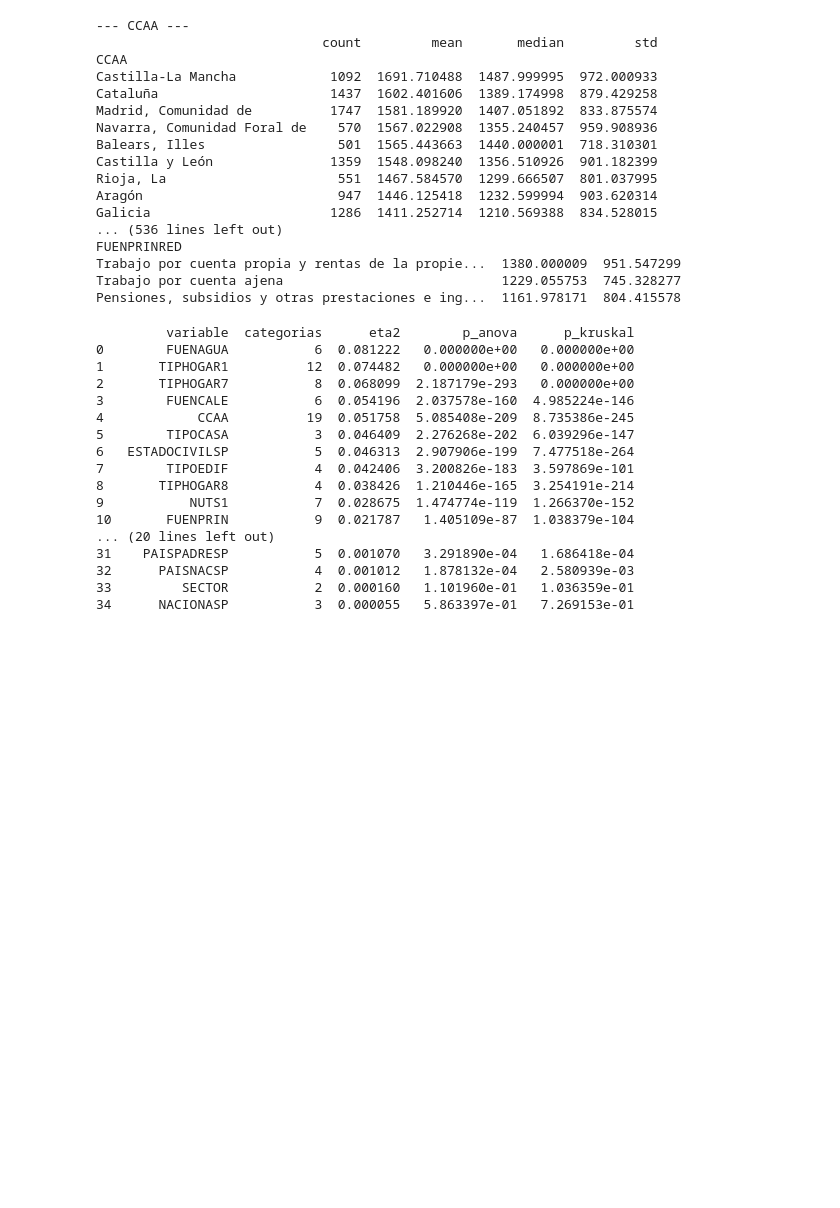
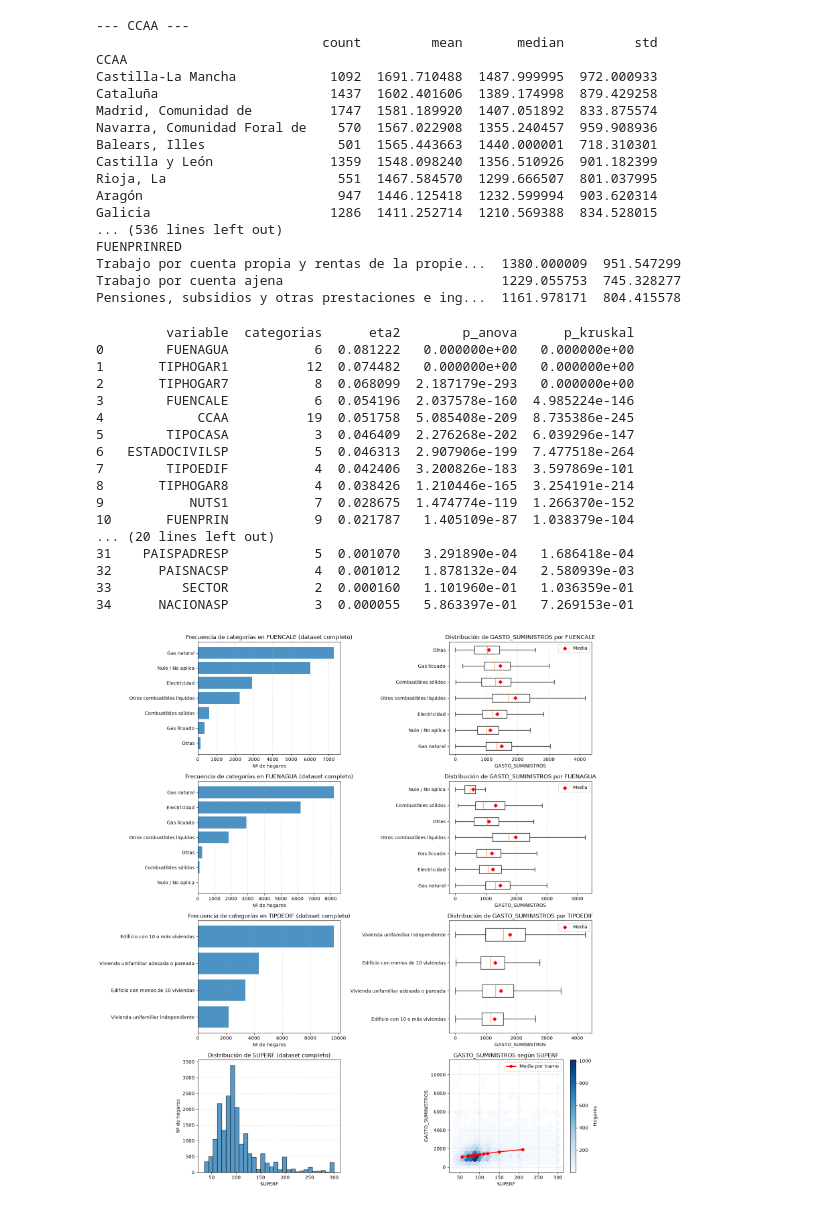
Before and after one commit to mariot11/ML_ConsumoEnergia, a Jupyter notebook: notebooks/03_limpiezaEDA2.ipynb, the cells around one changed output. Cells and saved outputs as stored; diff of their text form; code cells hidden in the pictures; blank space fills up the shorter version.

```diff
--- a/notebooks/03_limpiezaEDA2.ipynb
+++ b/notebooks/03_limpiezaEDA2.ipynb
@@ -385,5 +385,86 @@ print(resultados_cat)
 32      PAISNACSP           4  0.001012   1.878132e-04   2.580939e-03
 33         SECTOR           2  0.000160   1.101960e-01   1.036359e-01
 34      NACIONASP           3  0.000055   5.863397e-01   7.269153e-01
+# %%
+# Ajusta aquí tu DataFrame limpio antes del split y las variables a inspeccionar
+df_eda = df_gasto_energetico.copy()  # o datos_limpios.copy()
+target_col = "GASTO_SUMINISTROS"
+top_vars = ["FUENCALE", "FUENAGUA", "TIPOEDIF", "SUPERF"]
+
+fig, axes = plt.subplots(len(top_vars), 2, figsize=(15, 4.2 * len(top_vars)))
+
+for idx, col in enumerate(top_vars):
+    ax_dist, ax_target = axes[idx]
+    s = df_eda[col]
+
+    # Detectar si es variable continua o categórica/discreta
+    es_continua = pd.api.types.is_numeric_dtype(s) and s.nunique(dropna=True) > 15
+
+    if es_continua:
+        # 1. Distribución de la variable continua en todo el dataset
+        s_clean = s.dropna()
+        ax_dist.hist(s_clean, bins=30, edgecolor="black", alpha=0.75)
+        ax_dist.set_title(f"Distribución de {col} (dataset completo)")
+        ax_dist.set_xlabel(col)
+        ax_dist.set_ylabel("Nº de hogares")
+        ax_dist.grid(axis="y", linestyle="--", alpha=0.4)
+
+        # 2. Relación con el target (hexbin + media por deciles)
+        mask = s.notna() & df_eda[target_col].notna()
+        x_val = s[mask]
+        y_val = df_eda.loc[mask, target_col]
+
+        hb = ax_target.hexbin(x_val, y_val, gridsize=25, cmap="Blues", mincnt=1)
+        fig.colorbar(hb, ax=ax_target, label="Hogares")
+
+        bins = pd.qcut(x_val, q=10, duplicates="drop")
+        medias = y_val.groupby(bins, observed=False).mean()
+        centros = x_val.groupby(bins, observed=False).median()
+        ax_target.plot(
+            centros.values,
+            medias.values,
+            color="red",
+            marker="o",
+            linewidth=2,
+            label="Media por tramo",
+        )
+
+        ax_target.set_title(f"{target_col} según {col}")
+        ax_target.set_xlabel(col)
+        ax_target.set_ylabel(target_col)
+        ax_target.legend()
+        ax_target.grid(True, linestyle="--", alpha=0.4)
+
+    else:
+        # Conserva explícitamente los nulos / 'no aplica' para ver su peso real
+        cat_s = s.fillna("Nulo / No aplica").astype(str)
+        order = cat_s.value_counts().index.tolist()
+
+        # 1. Frecuencia de cada categoría
+        counts = cat_s.value_counts().reindex(order)
+        ax_dist.barh(order[::-1], counts.values[::-1], alpha=0.8)
+        ax_dist.set_title(f"Frecuencia de categorías en {col} (dataset completo)")
+        ax_dist.set_xlabel("Nº de hogares")
+        ax_dist.grid(axis="x", linestyle="--", alpha=0.4)
+
+        # 2. Boxplot del target por categoría + media en rombo rojo
+        grupos = [df_eda.loc[cat_s == c, target_col].dropna().values for c in order]
+        ax_target.boxplot(grupos, tick_labels=order, vert=False, showfliers=False)
+
+        medias = [np.mean(g) if len(g) > 0 else np.nan for g in grupos]
+        y_pos = np.arange(1, len(order) + 1)
+        ax_target.scatter(
+            medias, y_pos, color="red", zorder=3, marker="D", s=30, label="Media"
+        )
+
+        ax_target.set_title(f"Distribución de {target_col} por {col}")
+        ax_target.set_xlabel(target_col)
+        ax_target.legend()
+        ax_target.grid(axis="x", linestyle="--", alpha=0.4)
+
+plt.tight_layout()
+plt.show()
+# %% [output]
+[figure, added]
 # %%
 df_gasto_energetico.to_csv("../data/processed/datos_limpios.csv", index=False)
```
Also changed, not shown: 1 other file.
